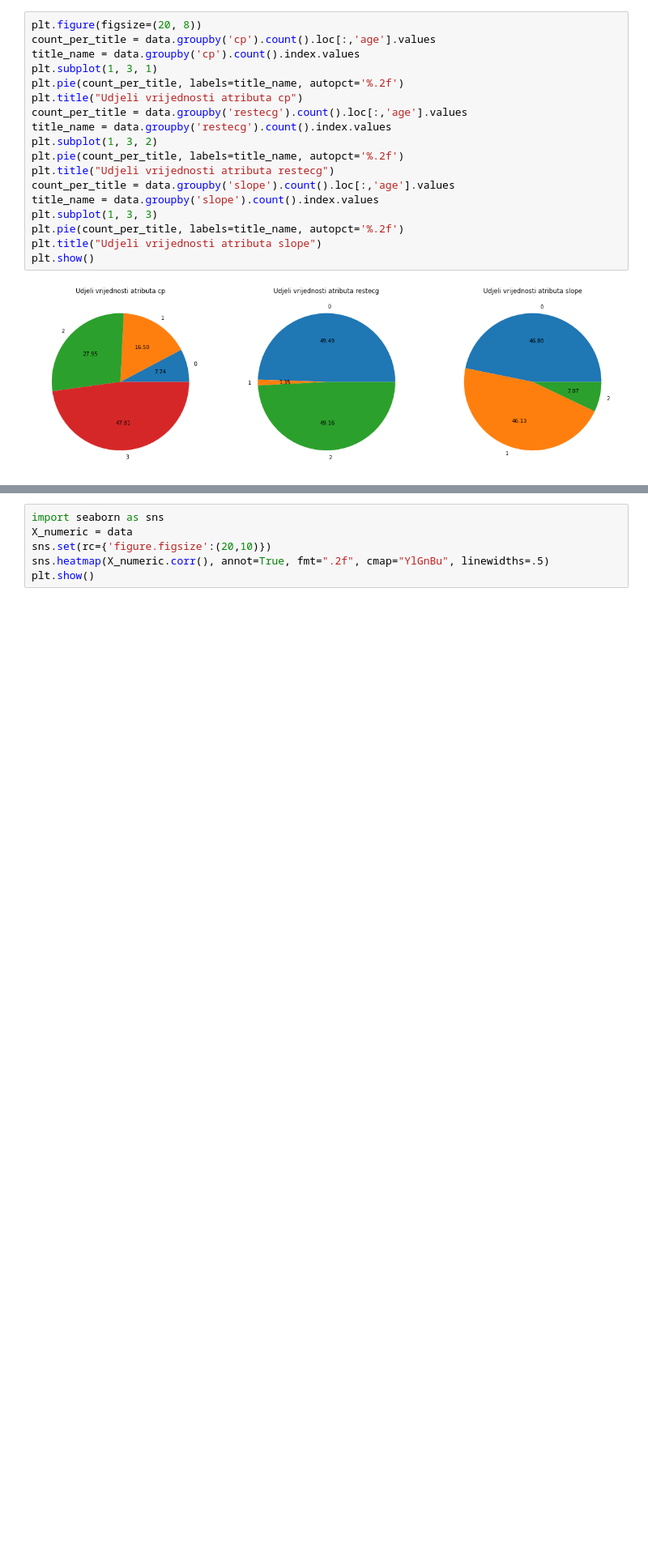
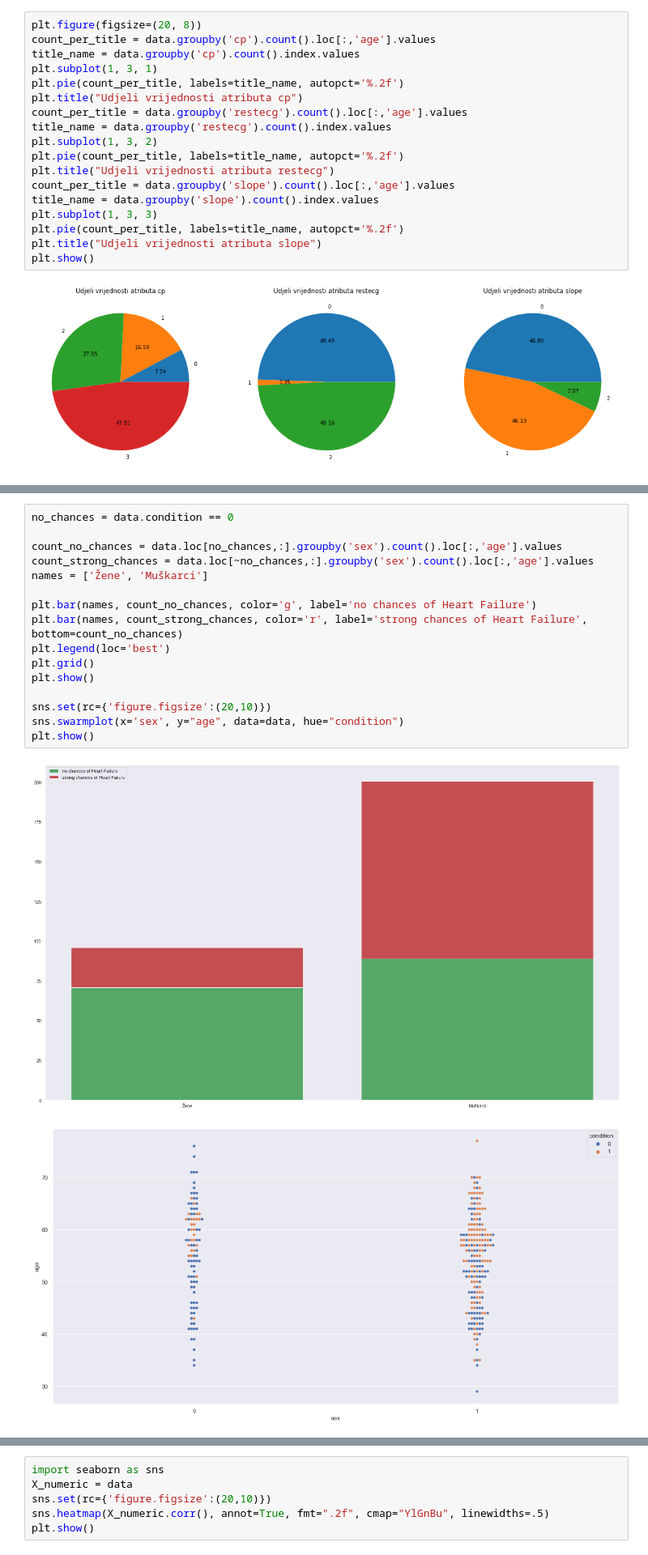
Before and after one commit to ivanhajpek/UZOPprojekt, a Jupyter notebook: UZOP-Report-0036521886.ipynb, the cells around one changed output, grey strips where cells are left out. Shown at 81% size. Saved outputs shown, nothing was run; the diff lists cells and outputs as text; blank space fills up the shorter version.

```diff
--- a/UZOP-Report-0036521886.ipynb
+++ b/UZOP-Report-0036521886.ipynb
@@ -133,0 +165,19 @@ Iz prvog grafa je vidljivo da većina osoba ima jake bolove u prsima jer je najs
+# %%
+no_chances = data.condition == 0
+
+count_no_chances = data.loc[no_chances,:].groupby('sex').count().loc[:,'age'].values
+count_strong_chances = data.loc[~no_chances,:].groupby('sex').count().loc[:,'age'].values
+names = ['Žene', 'Muškarci']
+
+plt.bar(names, count_no_chances, color='g', label='no chances of Heart Failure')
+plt.bar(names, count_strong_chances, color='r', label='strong chances of Heart Failure', bottom=count_no_chances)
+plt.legend(loc='best')
+plt.grid()
+plt.show()
+
+sns.set(rc={'figure.figsize':(20,10)})
+sns.swarmplot(x='sex', y="age", data=data, hue="condition")
+plt.show()
+# %% [output]
+[figure, added]
+[figure, added]
```
Also changed, not shown: parts of 11 cells of this notebook.
